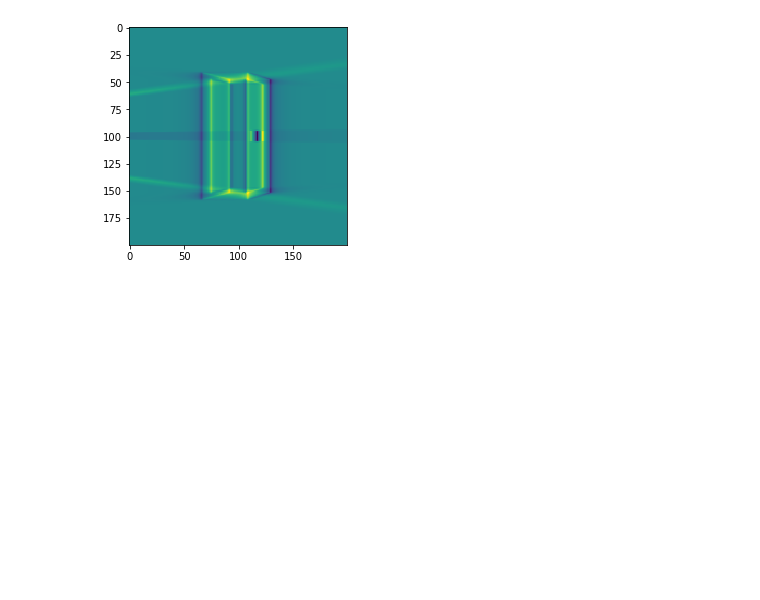
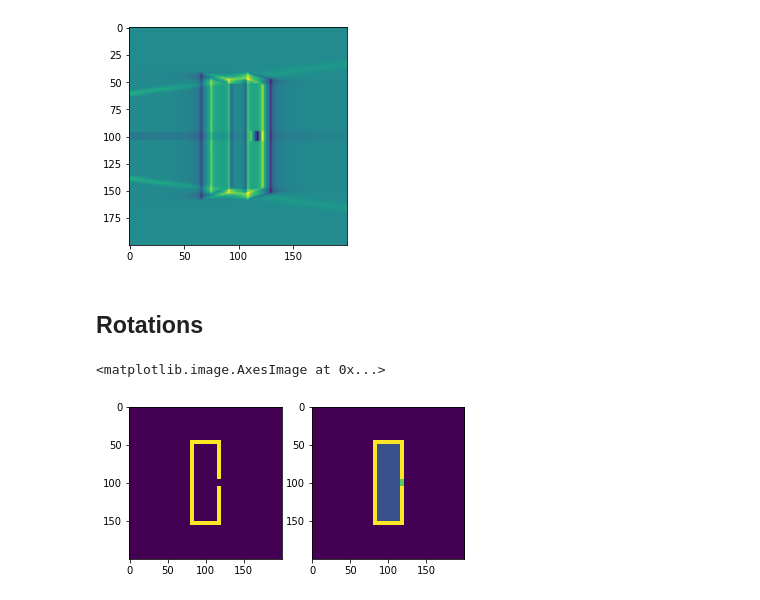
Before and after one commit to grlewis333/phd-work, a Jupyter notebook: holo-sim.ipynb, the cells around one changed output. Drawn from its saved outputs; the diff is of its cells as text; code cells hidden in the pictures; blank space fills up the shorter version.

```diff
--- a/holo-sim.ipynb
+++ b/holo-sim.ipynb
@@ -390,3 +390,6 @@ plt.imshow(phantom[:,:,100]) # z, x, y planes
+# %%
+a = np.array(data)
+phantom = a[:,-3:]
 # %%
 # create projections
 proj_geom = astra.create_proj_geom('cone', 1, 1, detector_rows, detector_cols, angles,
@@ -424,3 +427,5 @@ plt.imshow(reconstruction[:,:,100])
 # %% [output]
 <matplotlib.image.AxesImage at 0x...>
 [figure]
+# %% [markdown]
+## Rotations
@@ -426,0 +434,7 @@ plt.imshow(reconstruction[:,:,100])
+# %%
+f, [ax1, ax2] = plt.subplots(nrows=1,ncols=2)
+ax1.imshow(phantom[:,:,100]) # slice x
+ax2.imshow(np.average(phantom,axis=2)) # projection
+# %% [output]
+<matplotlib.image.AxesImage at 0x...>
+[figure, added]
```
Also changed, not shown: parts of 8 cells of this notebook.
